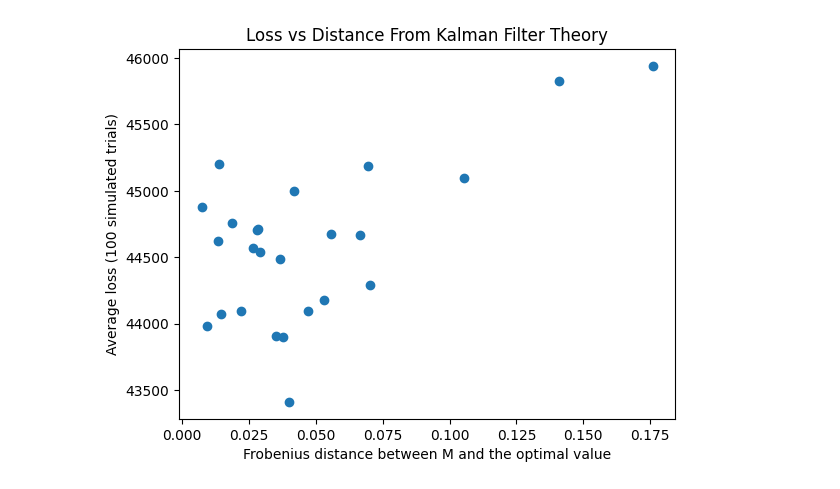
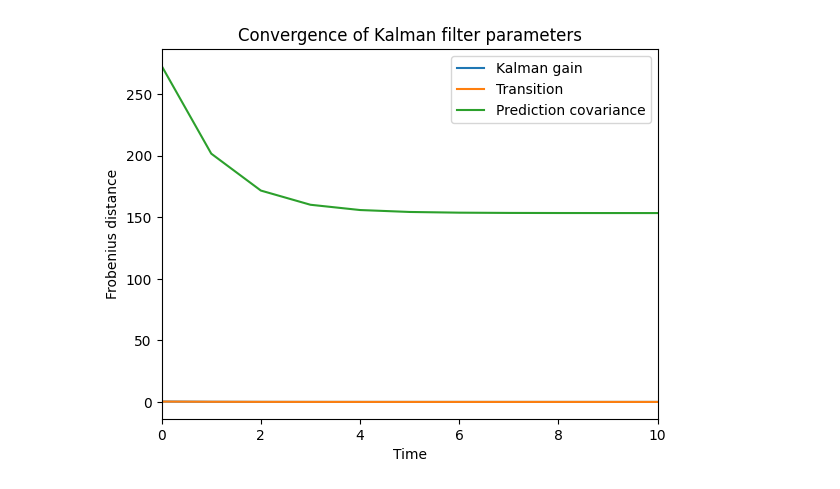
Before and after one commit to Kroiririoroirkk/cmu-project, a Jupyter notebook: LDS_exploration.ipynb, the cells around one changed output. Cells and saved outputs as stored; diff of their text form; code cells hidden in the pictures.

```diff
--- a/LDS_exploration.ipynb
+++ b/LDS_exploration.ipynb
@@ -54,3 +54,17 @@ plot_hm_process('Steady-state Kalman filter predictions', ts, xs, ys, xhats)
+# %%
+# Let's check how well the Kalman filter converges to the steady-state Kalman filter.
+Sigma_infty_dist, K_infty_dist, M_infty_dist = kf.check_convergence()
+plt.plot(np.arange(proc.num_steps), K_infty_dist, label='Kalman gain')
+plt.plot(np.arange(proc.num_steps), M_infty_dist, label='Transition')
+plt.plot(np.arange(proc.num_steps), Sigma_infty_dist, label='Prediction covariance')
+plt.title('Convergence of Kalman filter parameters')
+plt.xlabel('Time')
+plt.ylabel('Frobenius distance')
+plt.xlim(0,10)
+plt.legend()
+plt.show()
+# %% [output]
+[figure, added]
 # %%
 # Now, let's see if we can train a linear dynamical system to learn the Kalman filter.
 # First, let's make the matrix A of the hidden Markov process random.
@@ -78,12 +92,12 @@ distances, losses = test_M_landscape()
 # %%
 # Let's try plotting our results
-plt.scatter(np.sqrt(2*np.array(distances)), losses)
-plt.xlabel('Frobenius distance between M and the optimal value')
-plt.ylabel('Average loss (100 simulated trials)')
-plt.title('Loss vs Distance From Kalman Filter Theory')
-plt.show()
+#plt.scatter(distances[:10], losses[:10])
+#plt.scatter(distances[10:20], losses[10:20])
+#plt.scatter(distances[20:], losses[20:])
+#plt.xlabel('Frobenius distance between M and the optimal value')
+#plt.ylabel('Average loss (100 simulated trials)')
+#plt.title('Loss vs distance from Kalman filter theory')
+#plt.show()
-# %% [output]
-[figure, removed]
 # %%
 # What happens when we train the neural net on this task?
 def compare_nn_kalman():
```
Also changed, not shown: parts of 23 cells of this notebook, 18 other files.
